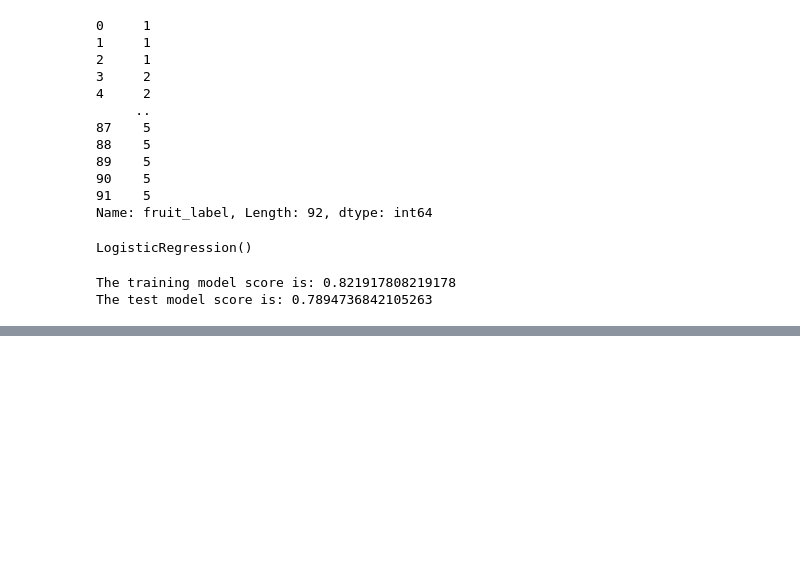
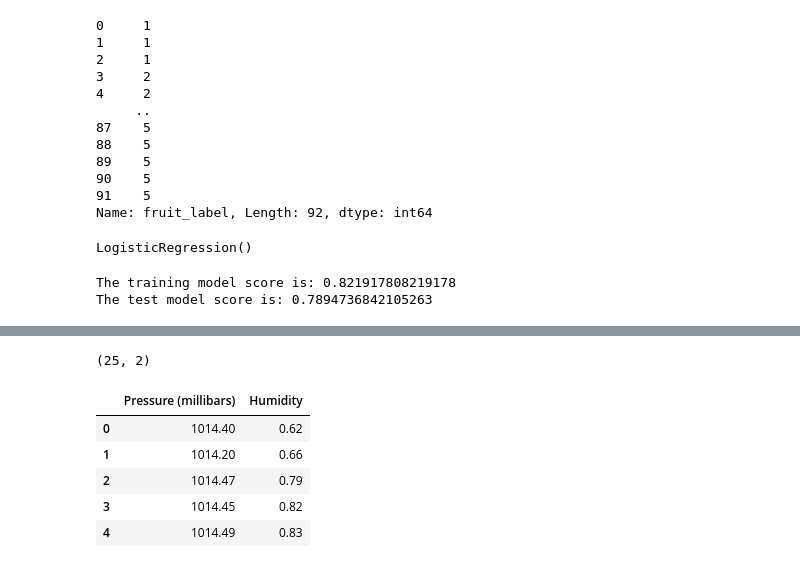
Before and after one commit to RochaErik/X-Overfitting-underfitting, a Jupyter notebook: Overfitting_underfitting.ipynb, the cells around one changed output, grey strips where cells are left out. Drawn from its saved outputs; the diff is of its cells as text; code cells hidden in the pictures; blank space fills up the shorter version.

```diff
--- a/Overfitting_underfitting.ipynb
+++ b/Overfitting_underfitting.ipynb
@@ -387,0 +398,12 @@ The test model score is: 0.7894736842105263
+# %%
+weather_data = pd.read_csv('weather_dataset.csv')
+print(weather_data.shape)
+weather_data.head()
+# %% [output]
+(25, 2)
+|  | Pressure (millibars) | Humidity |
+| 0 | 1014.40 | 0.62 |
+| 1 | 1014.20 | 0.66 |
+| 2 | 1014.47 | 0.79 |
+| 3 | 1014.45 | 0.82 |
+| 4 | 1014.49 | 0.83 |
```
Also changed, not shown: parts of 9 cells of this notebook, 1 other file.
